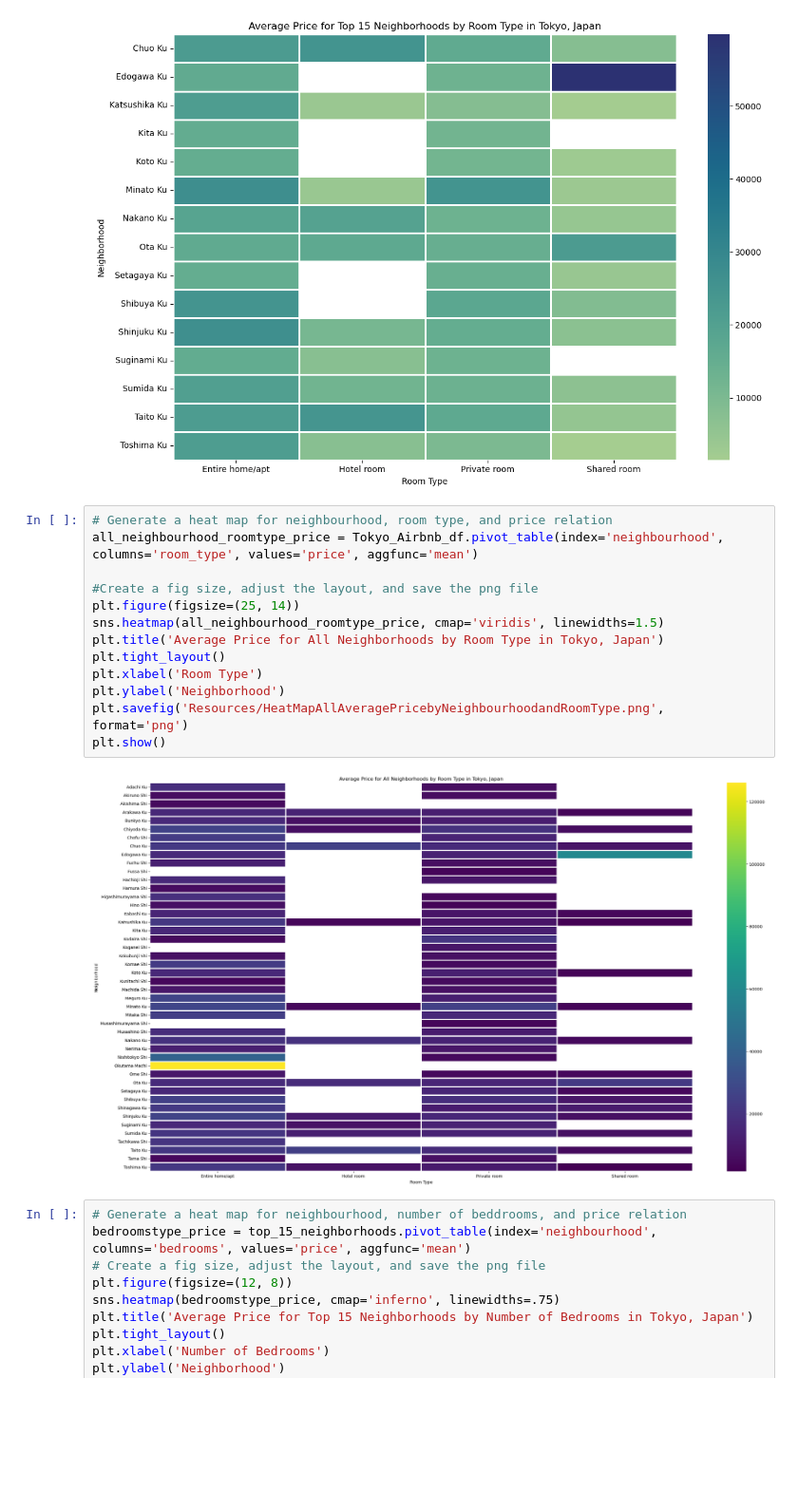
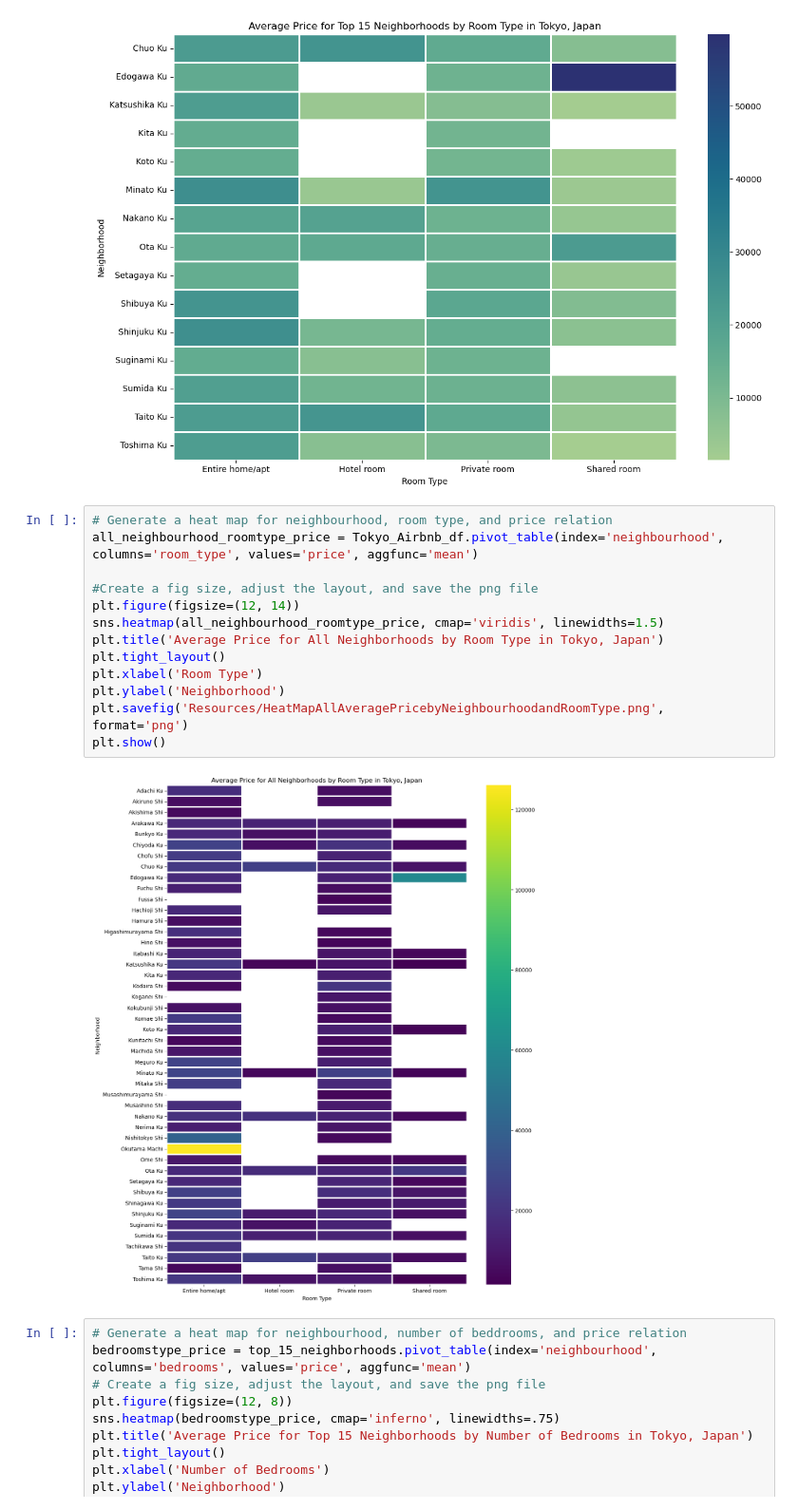
Before and after one commit to sophiagemanuel/Tokyo-Airbnb, a Jupyter notebook: Heatmap_Tokyo_Airbnb.ipynb, the cells around one changed output. Shown: that part at 95% size. Cells and saved outputs as stored; diff of their text form; blank space fills up the shorter version.

```diff
--- a/Heatmap_Tokyo_Airbnb.ipynb
+++ b/Heatmap_Tokyo_Airbnb.ipynb
@@ -65,18 +65,18 @@ plt.show()
 # %%
 # Generate a heat map for neighbourhood, room type, and price relation
 all_neighbourhood_roomtype_price = Tokyo_Airbnb_df.pivot_table(index='neighbourhood', columns='room_type', values='price', aggfunc='mean')
 
 #Create a fig size, adjust the layout, and save the png file
-plt.figure(figsize=(25, 14))
+plt.figure(figsize=(12, 14))
 sns.heatmap(all_neighbourhood_roomtype_price, cmap='viridis', linewidths=1.5)
 plt.title('Average Price for All Neighborhoods by Room Type in Tokyo, Japan')
 plt.tight_layout()
 plt.xlabel('Room Type')
 plt.ylabel('Neighborhood')
 plt.savefig('Resources/HeatMapAllAveragePricebyNeighbourhoodandRoomType.png', format='png')
 plt.show()
 # %% [output]
-[figure, old version]
+[figure, new version]
 # %%
 # Generate a heat map for neighbourhood, number of beddrooms, and price relation
 bedroomstype_price = top_15_neighborhoods.pivot_table(index='neighbourhood', columns='bedrooms', values='price', aggfunc='mean')
```
Also changed, not shown: 4 other files.
